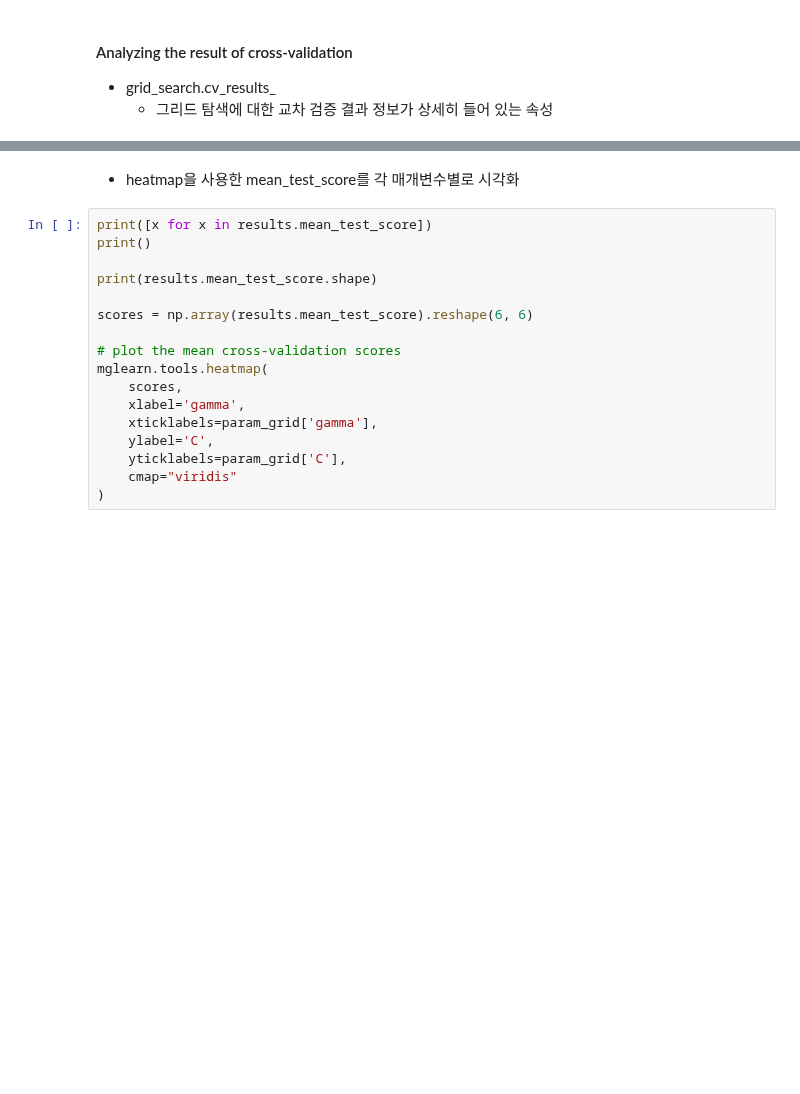
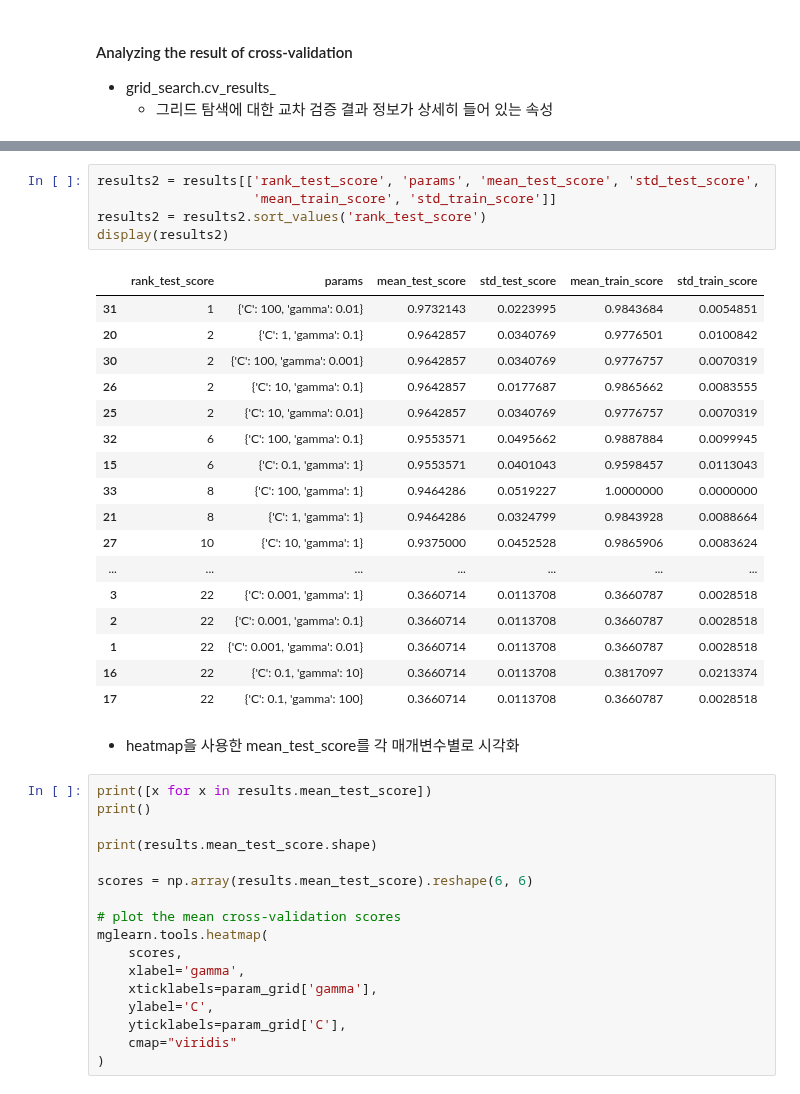
Before and after one commit to amueller/introduction_to_ml_with_python, a Jupyter notebook: 05-model-evaluation-and-improvement.ipynb, the cells around one changed output, grey strips where cells are left out. Saved outputs shown, nothing was run; the diff lists cells and outputs as text; blank space fills up the shorter version.

```diff
--- a/05-model-evaluation-and-improvement.ipynb
+++ b/05-model-evaluation-and-improvement.ipynb
@@ -487,4 +642,27 @@ Index(['mean_fit_time', 'mean_score_time', 'mean_test_score',
 36 rows × 22 columns
+# %%
+results2 = results[['rank_test_score', 'params', 'mean_test_score', 'std_test_score',
+                    'mean_train_score', 'std_train_score']]
+results2 = results2.sort_values('rank_test_score')
+display(results2)
+# %% [output]
+|  | rank_test_score | params | mean_test_score | std_test_score | mean_train_score | std_train_score |
+| 31 | 1 | {'C': 100, 'gamma': 0.01} | 0.9732143 | 0.0223995 | 0.9843684 | 0.0054851 |
+| 20 | 2 | {'C': 1, 'gamma': 0.1} | 0.9642857 | 0.0340769 | 0.9776501 | 0.0100842 |
+| 30 | 2 | {'C': 100, 'gamma': 0.001} | 0.9642857 | 0.0340769 | 0.9776757 | 0.0070319 |
+| 26 | 2 | {'C': 10, 'gamma': 0.1} | 0.9642857 | 0.0177687 | 0.9865662 | 0.0083555 |
+| 25 | 2 | {'C': 10, 'gamma': 0.01} | 0.9642857 | 0.0340769 | 0.9776757 | 0.0070319 |
+| 32 | 6 | {'C': 100, 'gamma': 0.1} | 0.9553571 | 0.0495662 | 0.9887884 | 0.0099945 |
+| 15 | 6 | {'C': 0.1, 'gamma': 1} | 0.9553571 | 0.0401043 | 0.9598457 | 0.0113043 |
+| 33 | 8 | {'C': 100, 'gamma': 1} | 0.9464286 | 0.0519227 | 1.0000000 | 0.0000000 |
+| 21 | 8 | {'C': 1, 'gamma': 1} | 0.9464286 | 0.0324799 | 0.9843928 | 0.0088664 |
+| 27 | 10 | {'C': 10, 'gamma': 1} | 0.9375000 | 0.0452528 | 0.9865906 | 0.0083624 |
+| ... | ... | ... | ... | ... | ... | ... |
+| 3 | 22 | {'C': 0.001, 'gamma': 1} | 0.3660714 | 0.0113708 | 0.3660787 | 0.0028518 |
+| 2 | 22 | {'C': 0.001, 'gamma': 0.1} | 0.3660714 | 0.0113708 | 0.3660787 | 0.0028518 |
+| 1 | 22 | {'C': 0.001, 'gamma': 0.01} | 0.3660714 | 0.0113708 | 0.3660787 | 0.0028518 |
+| 16 | 22 | {'C': 0.1, 'gamma': 10} | 0.3660714 | 0.0113708 | 0.3817097 | 0.0213374 |
+| 17 | 22 | {'C': 0.1, 'gamma': 100} | 0.3660714 | 0.0113708 | 0.3660787 | 0.0028518 |
 # %% [markdown]
 - heatmap을 사용한 mean_test_score를 각 매개변수별로 시각화
 # %%
```
Also changed, not shown: parts of 65 cells of this notebook, 2 other files.
